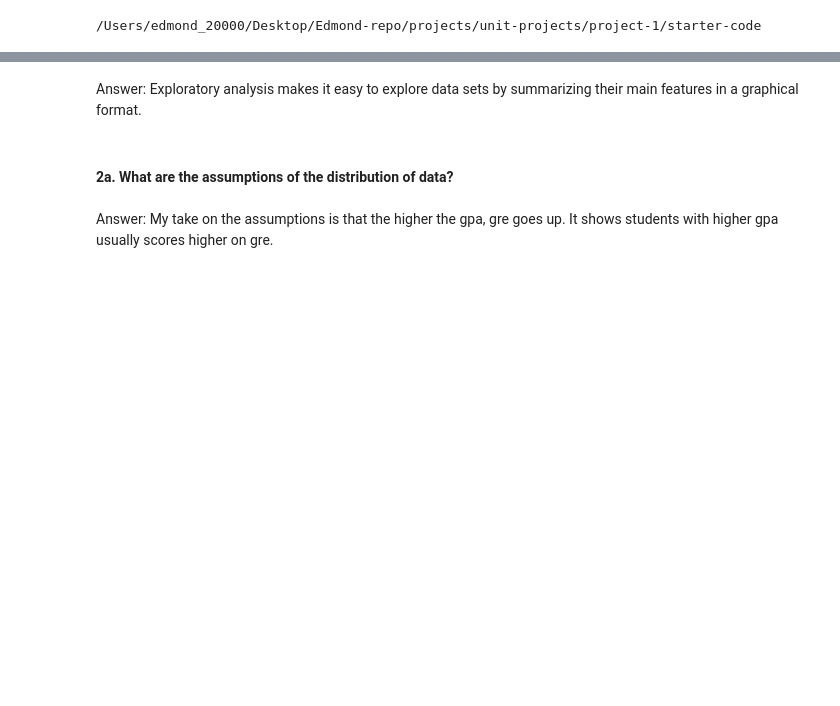
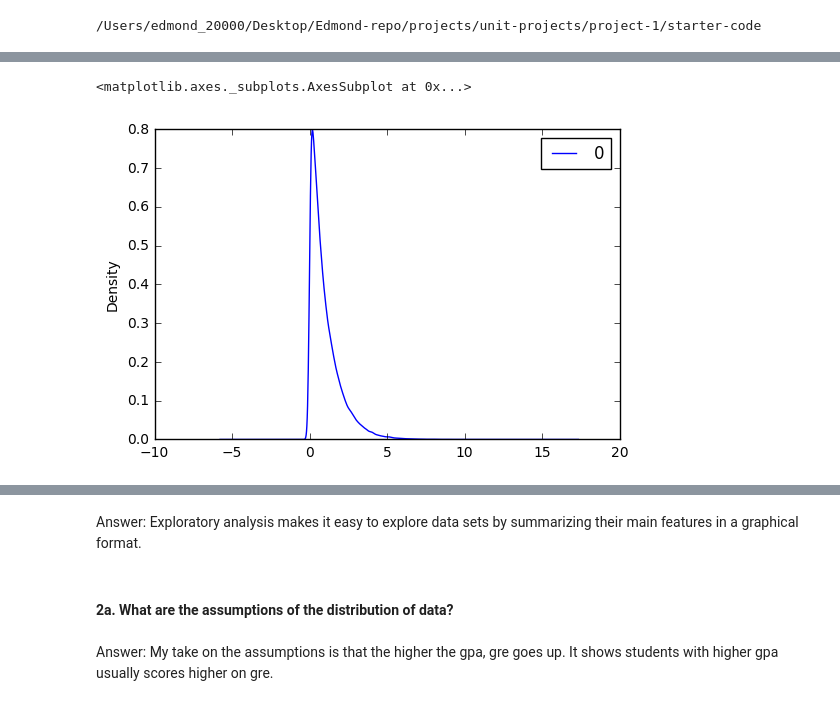
Before and after one commit to edmond24/Edmond-repo, a Jupyter notebook: projects/unit-projects/project-1/starter-code/project1-starter.ipynb, the cells around one changed output, grey strips where cells are left out. Drawn from its saved outputs; the diff is of its cells as text; code cells hidden in the pictures; blank space fills up the shorter version.

```diff
--- a/projects/unit-projects/project-1/starter-code/project1-starter.ipynb
+++ b/projects/unit-projects/project-1/starter-code/project1-starter.ipynb
@@ -90,0 +157,5 @@ orig_data.head()
+# %%
+data_correlation.plot(kind ="density")
+# %% [output]
+<matplotlib.axes._subplots.AxesSubplot at 0x...>
+[figure, added]
```
Also changed, not shown: parts of 41 cells of this notebook.
